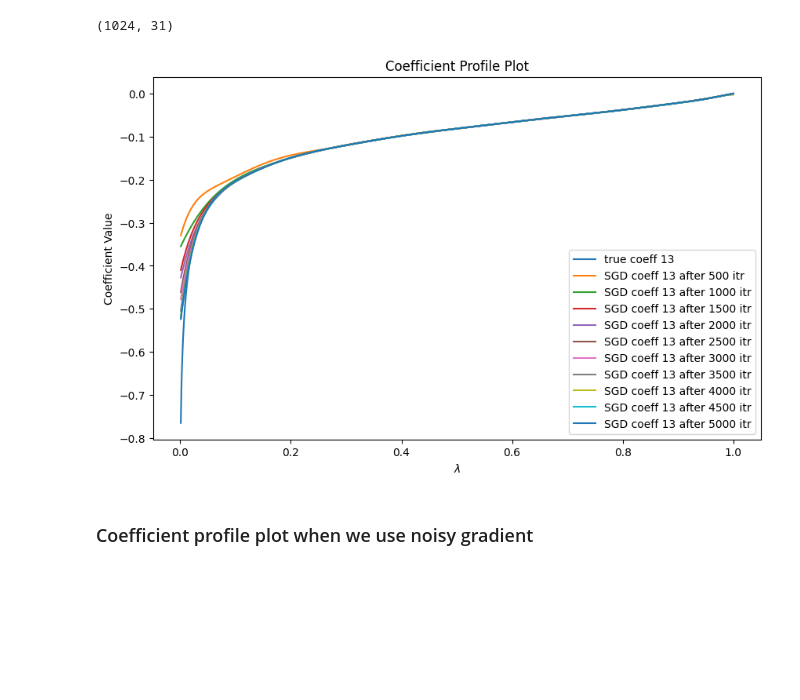
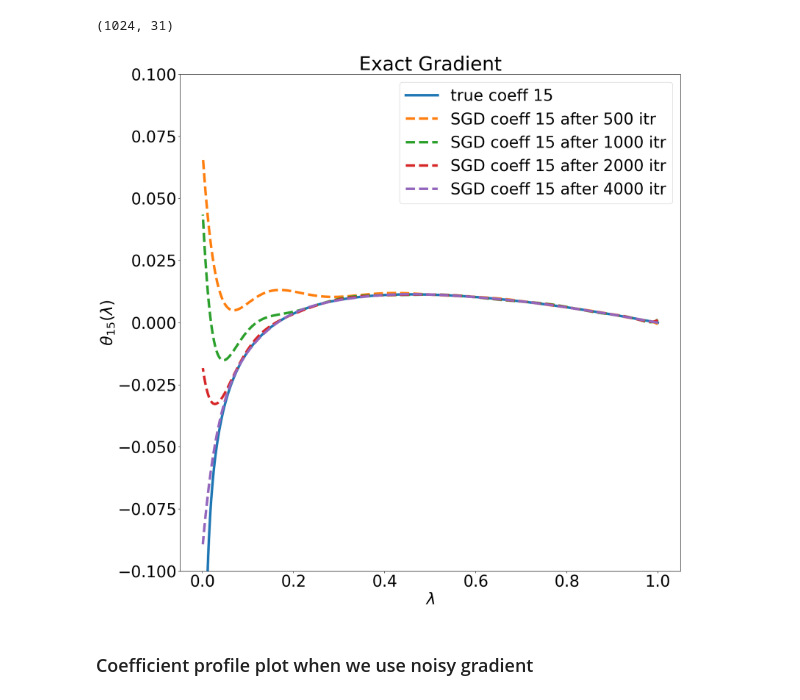
Before and after one commit to Cumberkid/Learning-the-Optimal-Solution-Path, a Jupyter notebook: Learning_the_Optimal_Solution_Path_vs_Naive_Grid_Search_using_PyTorch.ipynb, the cells around one changed output. Drawn from its saved outputs; the diff is of its cells as text; code cells hidden in the pictures; blank space fills up the shorter version.

```diff
--- a/Learning_the_Optimal_Solution_Path_vs_Naive_Grid_Search_using_PyTorch.ipynb
+++ b/Learning_the_Optimal_Solution_Path_vs_Naive_Grid_Search_using_PyTorch.ipynb
@@ -483,0 +631,24 @@ From the plot, we see that $\alpha = 1$ stably yields low loss.
+# %%
+np.random.seed(8675309)
+torch.manual_seed(8675309)
+
+basis_dim = 5
+
+losses = []
+for alpha in alpha_list:
+    # train a model
+    model = SGD.Basis_TF_SGD(input_dim, basis_dim, phi_lam, intercept=True).to(device)# reg_param = 0 here is only a space holder
+    optimizer = torch.optim.SGD(model.parameters(), lr=0.01)
+    optimizer.zero_grad()
+
+    for t in range(epochs):
+        # shrink learning rate
+        lr = torch.min(torch.tensor([0.01, alpha/(t+1)]))
+        for param_group in optimizer.param_groups:
+            param_group['lr'] = lr
+        SGD.train_SGD(tune_GD_data_loader, model, criterion, optimizer)
+
+    loss = SGD.test_SGD(tune_test_data_loader, model, criterion, lam)
+
+    print(f"alpha: {alpha}\t loss: {loss}")
+    losses.append(loss)
@@ -501,13 +684,14 @@ num_grid = 2**10
 delta_lam = (lam_max - lam_min)/num_grid
 lambdas = torch.arange(lam_max, lam_min, (-1)*delta_lam)
 # %%
-coeff_index = 13
+coeff_index = 15
 # %% [markdown]
 #### Coefficient plot when we use exact gradient.
 # %%
 # build the model
 basis_dim = 13
-epoch = 5000
+trace = 500
+epoch = trace * (2**3)
 lr = 0.5**6
 
 np.random.seed(8675309)
@@ -518,7 +702,8 @@ optimizer.zero_grad()
 thetas_SGD_history = []
 for t in range(epoch):
     SGD.train_SGD(GD_data_loader, model, criterion, optimizer)
-    if (t+1) % 500 == 0:
+    if (t+1) == trace:
+        trace = 2*trace
         thetas_SGD = []
         for lam in lambdas:
             thetas_SGD.append(model(lam).data.cpu().detach().numpy())
@@ -530,26 +715,28 @@ thetas_SGD.shape
 (1024, 31)
 # %%
 # Create a Matplotlib plot
-plt.figure(figsize=(10, 6))
-plt.plot(lambdas, true_thetas[:,coeff_index], label=f'true coeff {coeff_index}')
+plt.figure(figsize=(18, 18))
+plt.plot(lambdas, true_thetas[:,coeff_index], linewidth=5, label=f'true coeff {coeff_index}')
 
 for i in range(0, len(thetas_SGD_history)):
-    plt.plot(lambdas, thetas_SGD_history[i][:,coeff_index], label=f'SGD coeff {coeff_index} after {(i+1)*500} itr')
+    plt.plot(lambdas, thetas_SGD_history[i][:,coeff_index], '--', linewidth=5, label=f'SGD coeff {coeff_index} after {500*(2**i)} itr')
 
 
 # Set plot labels and title
 # plt.xscale('log')  # Log scale for the x-axis
 plt.xlabel('$\\lambda$')
-plt.ylabel('Coefficient Value')
-plt.title('Coefficient Profile Plot')
+plt.ylabel('$\\theta_{15}(\\lambda)$')
 
+plt.title('Exact Gradient')
+
+plt.ylim(-0.1, 0.1)
 # Add legend
 plt.legend()
 
 # Show the plot
 plt.show()
 # %% [output]
-[figure, old version]
+[figure, new version]
 # %% [markdown]
 ### Coefficient profile plot when we use noisy gradient
 # %%
```
Also changed, not shown: parts of 86 cells of this notebook.
